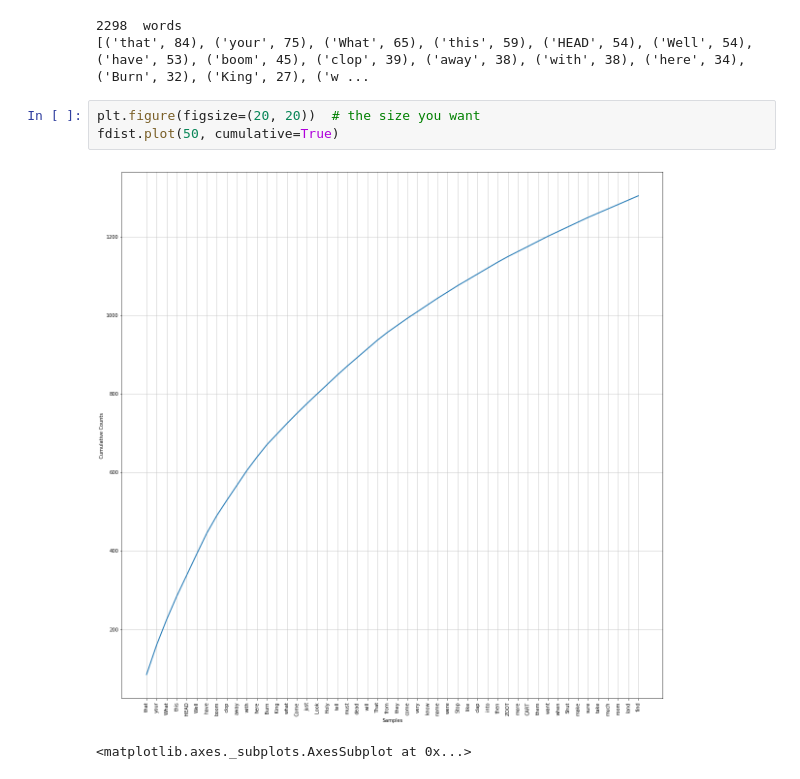
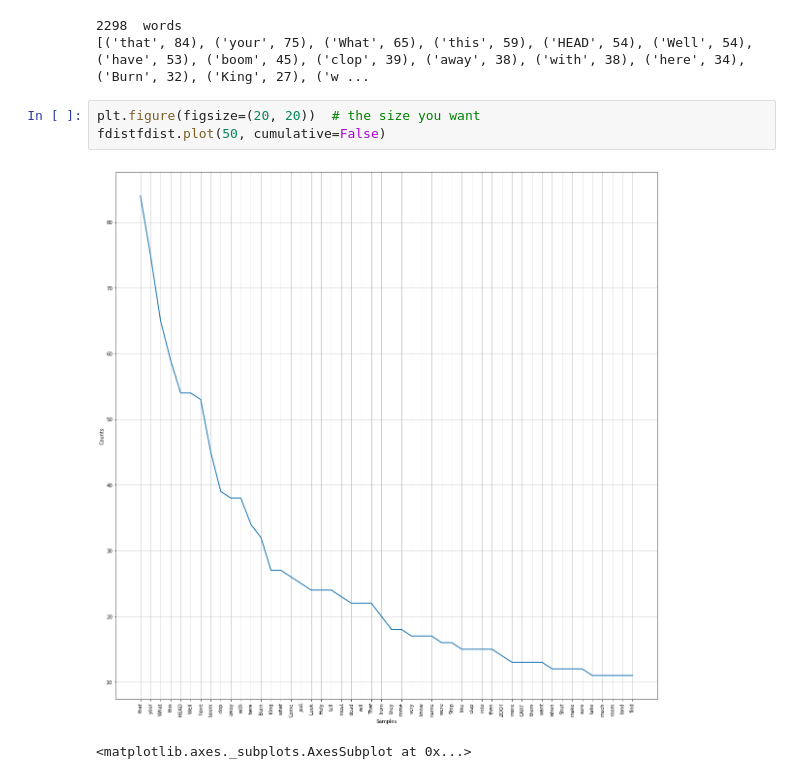
Before and after one commit to Jot-De/NLP, a Jupyter notebook: Exercise1.ipynb, the cells around one changed output. Drawn from its saved outputs; the diff is of its cells as text.

```diff
--- a/Exercise1.ipynb
+++ b/Exercise1.ipynb
@@ -140,7 +140,7 @@ print(fdist.most_common())
 [('that', 84), ('your', 75), ('What', 65), ('this', 59), ('HEAD', 54), ('Well', 54), ('have', 53), ('boom', 45), ('clop', 39), ('away', 38), ('with', 38), ('here', 34), ('Burn', 32), ('King', 27), ('w ...
 # %%
 plt.figure(figsize=(20, 20))  # the size you want
-fdist.plot(50, cumulative=True)
+fdistfdist.plot(50, cumulative=False)
 # %% [output]
-[figure, old version]
+[figure, new version]
 <matplotlib.axes._subplots.AxesSubplot at 0x...>
```
Also changed, not shown: parts of 1 cell of this notebook.
